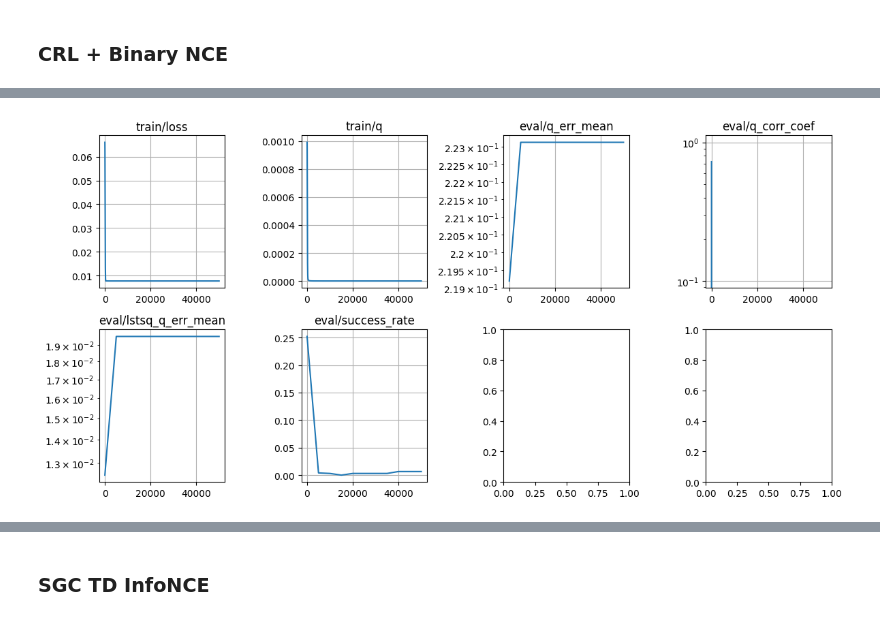
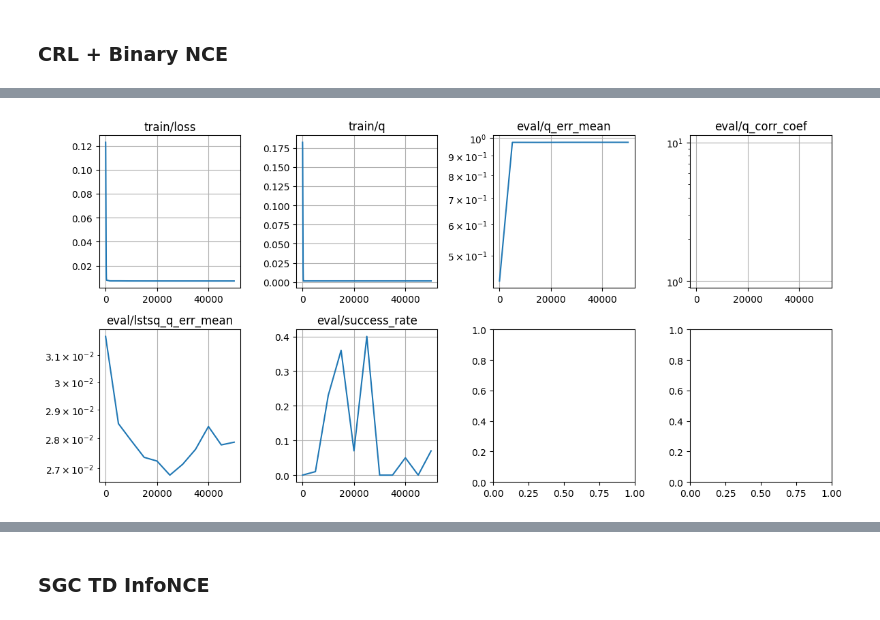
Before and after one commit to chongyi-zheng/ogbench, a Jupyter notebook: notebooks/mdp2gcmdp_CliffWalking.ipynb, the cells around one changed output, grey strips where cells are left out. Cells and saved outputs as stored; diff of their text form; code cells hidden in the pictures.

```diff
--- a/notebooks/mdp2gcmdp_CliffWalking.ipynb
+++ b/notebooks/mdp2gcmdp_CliffWalking.ipynb
@@ -400,10 +402,11 @@ behavioral_policy = np.ones([aug_env.nS, aug_env.nA]) / aug_env.nA
 
 aug_dataset = defaultdict(list)
 
+# num_episodes = 5_250
 num_episodes = 1_000
 num_transitions = 0
 for _ in tqdm.trange(num_episodes):
-    # done = False
+    done = False
     obs, info = aug_env.reset()
     # while not done:
     for _ in range(max_episode_steps):
@@ -417,6 +420,7 @@ for _ in tqdm.trange(num_episodes):
         aug_dataset['rewards'].append(reward)
         aug_dataset['next_observations'].append(next_obs)
         aug_dataset['masks'].append(not terminated)  # for absorbing states
+        # aug_dataset['terminals'].append(done)  # for the end of trajectori
         aug_dataset['terminals'].append(truncated)  # for the end of trajectori
 
         obs = next_obs
@@ -1177,12 +1175,9 @@ pi:
 # %% [markdown]
 ### CRL + Binary NCE
 # %%
-large_batch = sample_augmented_batch(1_000_000, p_curgoal=0.0, p_trajgoal=1.0)
-
-goal_marg = np.zeros(augmented_env.nS)
-for state in range(augmented_env.nS):
-    # goal_marg[state] = np.sum(large_batch['next_observations'] == state) / len(large_batch['next_observations'])
-    goal_marg[state] = np.sum(large_batch['next_observations'] == state) / len(large_batch['next_observations'])
+goal_marg = np.zeros(aug_env.nS)
+for state in range(aug_env.nS):
+    goal_marg[state] = np.sum(aug_dataset['next_observations'] == state) / len(aug_dataset['next_observations'])
 goal_marg = jnp.asarray(goal_marg)
 print(goal_marg)
 # %% [output]
@@ -1193,9 +1193,9 @@ class Critic(nn.Module):
 
   @nn.compact
   def __call__(self, obs, action, future_obs):
-    obs = jax.nn.one_hot(obs, augmented_env.nS)
-    action = jax.nn.one_hot(action, augmented_env.nA)
-    future_obs = jax.nn.one_hot(future_obs, augmented_env.nS)
+    obs = jax.nn.one_hot(obs, aug_env.nS)
+    action = jax.nn.one_hot(action, aug_env.nA)
+    future_obs = jax.nn.one_hot(future_obs, aug_env.nS)
     phi_inputs = jnp.concatenate([obs, action], axis=-1)
     psi_inputs = future_obs
 
@@ -1243,9 +1243,9 @@ def loss_fn(params, batch):
   loss = optax.sigmoid_binary_cross_entropy(logits=logits, labels=I).mean()
 
   plus_logits = critic.apply(params, batch['observations'], batch['actions'],
-                             (augmented_env.nS - 2) * jnp.ones_like(batch['observations']))
-  plus_probs = jnp.exp(jnp.diag(plus_logits)) * goal_marg[augmented_env.nS - 2]
-  q = (1 + discount) / discount * plus_probs
+                             jnp.full_like(batch['observations'], (aug_env.nS - 2)))
+  plus_probs = jnp.exp(jnp.diag(plus_logits)) * goal_marg[aug_env.nS - 2]
+  q = (1 + discount) * plus_probs
 
   info = {
     'loss': loss,
@@ -1266,29 +1266,19 @@ def update_fn(params, opt_state, batch):
 
   return params, opt_state, loss, info
 
-def compute_success_rate(params, num_eval_episodes=2000, max_episode_steps=1001):
-  seed = 100
-  augmented_eval_env = AugmentedRiverSwim(discount=discount, seed=seed, max_episode_steps=max_episode_steps)
+def compute_success_rate(params, num_eval_episodes=100, max_episode_steps=100):
+  eval_env = CliffWalkingEnv(random_init_state=True, max_episode_steps=max_episode_steps)
 
   # compute the pi
-  obs = jnp.arange(augmented_env.nS)[:, None].repeat(augmented_env.nA, axis=1).reshape(-1)
-  actions = jnp.arange(augmented_env.nA)[None, :].repeat(augmented_env.nS, axis=0).reshape(-1)
+  obs = jnp.arange(aug_env.nS)[:, None].repeat(aug_env.nA, axis=1).reshape(-1)
+  actions = jnp.arange(aug_env.nA)[None, :].repeat(aug_env.nS, axis=0).reshape(-1)
   plus_logits = critic.apply(params, obs, actions,
-                             (augmented_env.nS - 2) * jnp.ones_like(obs))
+                             (aug_env.nS - 2) * jnp.ones_like(obs))
   plus_logits = jnp.diag(plus_logits)
-  plus_logits = plus_logits.reshape([augmented_env.nS, augmented_env.nA])
+  plus_logits = plus_logits.reshape([aug_env.nS, aug_env.nA])
   a = jnp.argmax(plus_logits, axis=-1)
-  pi = jax.nn.one_hot(a, augmented_env.nA)
+  pi = jax.nn.one_hot(a, aug_env.nA)
   pi = np.asarray(pi)
-
-  obs = jnp.arange(augmented_env.nS)[:, None].repeat(augmented_env.nA, axis=1).reshape(-1)
-  actions = jnp.arange(augmented_env.nA)[None, :].repeat(augmented_env.nS, axis=0).reshape(-1)
-  plus_logits = critic.apply(critic_params, obs, actions,
-                            (augmented_env.nS - 2) * jnp.ones_like(obs))
-  plus_probs = jnp.exp(jnp.diag(plus_logits)) * goal_marg[augmented_env.nS - 2]
-  q = (1 + discount) / discount * plus_probs
-  q = q.reshape([augmented_env.nS, augmented_env.nA])
-  q = q[:env.nS]
 
   # evaluation
   successes = []
@@ -1296,31 +1286,32 @@ def compute_success_rate(params, num_eval_episodes=2000, max_episode_steps=1001)
     traj_dataset = defaultdict(list)
 
     done = False
-    obs = augmented_eval_env.reset()
+    obs, _ = eval_env.reset()
     while not done:
-      action = np.random.choice(np.arange(augmented_eval_env.nA), p=pi[obs])
-      reward, next_obs, terminated, truncated = augmented_eval_env.step(action)
+      action = np.random.choice(np.arange(eval_env.nA), p=pi[obs])
+      next_obs, reward, terminated, truncated, _ = eval_env.step(action)
       done = terminated or truncated
 
       traj_dataset['observations'].append(obs)
       traj_dataset['actions'].append(action)
       traj_dataset['rewards'].append(reward)
+      traj_dataset['next_observations'].append(next_obs)
 
       obs = next_obs
-    successes.append(np.sum(traj_dataset['rewards']) >= 1.0)
-
+    successes.append(47 in traj_dataset['next_observations'])
   sr = np.mean(successes)
 
   return sr
 
 def evaluate_fn(params):
-  obs = jnp.arange(augmented_env.nS)[:, None].repeat(augmented_env.nA, axis=1).reshape(-1)
-  actions = jnp.arange(augmented_env.nA)[None, :].repeat(augmented_env.nS, axis=0).reshape(-1)
+  obs = jnp.arange(aug_env.nS)[:, None].repeat(aug_env.nA, axis=1).reshape(-1)
+  actions = jnp.arange(aug_env.nA)[None, :].repeat(aug_env.nS, axis=0).reshape(-1)
   plus_logits = critic.apply(params, obs, actions,
-                             (augmented_env.nS - 2) * jnp.ones_like(obs))
-  plus_probs = jnp.exp(jnp.diag(plus_logits)) * goal_marg[augmented_env.nS - 2]
-  q = (1 + discount) / discount * plus_probs
-  q = q.reshape([augmented_env.nS, augmented_env.nA])
+                             (aug_env.nS - 2) * jnp.ones_like(obs))
+  plus_probs = jnp.exp(jnp.diag(plus_logits)) * goal_marg[aug_env.nS - 2]
+  # q = (1 + discount) / discount * plus_probs
+  q = (1 + discount) * plus_probs
+  q = q.reshape([aug_env.nS, aug_env.nA])
   q = q[:env.nS]
 
   slopes, intercepts = jnp.linalg.lstsq(
@@ -1334,16 +1325,6 @@ def evaluate_fn(params):
   lstsq_q_err_mean = jnp.mean(np.abs(lstsq_q - opt_q_square_discount))
 
   sr = compute_success_rate(params)
-  # scaled_q = q * (opt_q_square_discount / q).mean()
-  # q_err_mean = jnp.mean(jnp.abs(q - opt_q_square_discount))
-  # scaled_q_err_mean = jnp.mean(jnp.abs(scaled_q - opt_q_square_discount))
-  # q_corr_coef = jnp.corrcoef(q.reshape(-1), opt_q_square_discount.reshape(-1))[0, 1]
-
-  # random_states = jnp.roll(batch['next_observations'], -1, axis=0)
-  # logits = critic.apply(params, batch['observations'], batch['actions'], random_states)
-  # ratios = jax.nn.softmax(logits, axis=-1) * batch_size
-  # probs = jnp.diag(ratios) * s_marg[random_states]
-  # prob_err_mean = jnp.mean(jnp.abs(probs - opt_d_sa[batch['observations'], batch['actions'], random_states]))
 
   info = {
     'q_err_mean': q_err_mean,
@@ -1351,34 +1332,34 @@ def evaluate_fn(params):
     'lstsq_q_err_mean': lstsq_q_err_mean,
     'success_rate': sr,
   }
 
   return info
 
 metrics = defaultdict(list)
 for i in tqdm.trange(1, num_iterations + 1):
   batch = sample_augmented_batch(batch_size, p_curgoal=0.0, p_trajgoal=1.0)
   critic_params, opt_state, loss, info = update_fn(
     critic_params, opt_state, batch)
 
   for k, v in info.items():
     metrics['train/' + k].append(
       np.array([i, v])
     )
 
   if i == 1 or i % eval_interval == 0:
     eval_info = evaluate_fn(critic_params)
     for k, v in eval_info.items():
       metrics['eval/' + k].append(
         np.array([i, v])
       )
 
   if i == 1 or i % log_interval == 0:
     plot_metrics(metrics, logyscale_stats=['eval/q_err_mean', 'eval/lstsq_q_err_mean', 'eval/q_corr_coef'])
     display.clear_output(wait=True)
     plt.tight_layout()
     plt.show()
 # %% [output]
-[figure, old version]
+[figure, new version]
 # %%
 crl_metrics = metrics
 print(crl_metrics['eval/q_err_mean'][-1])
```
Also changed, not shown: parts of 25 cells of this notebook.
